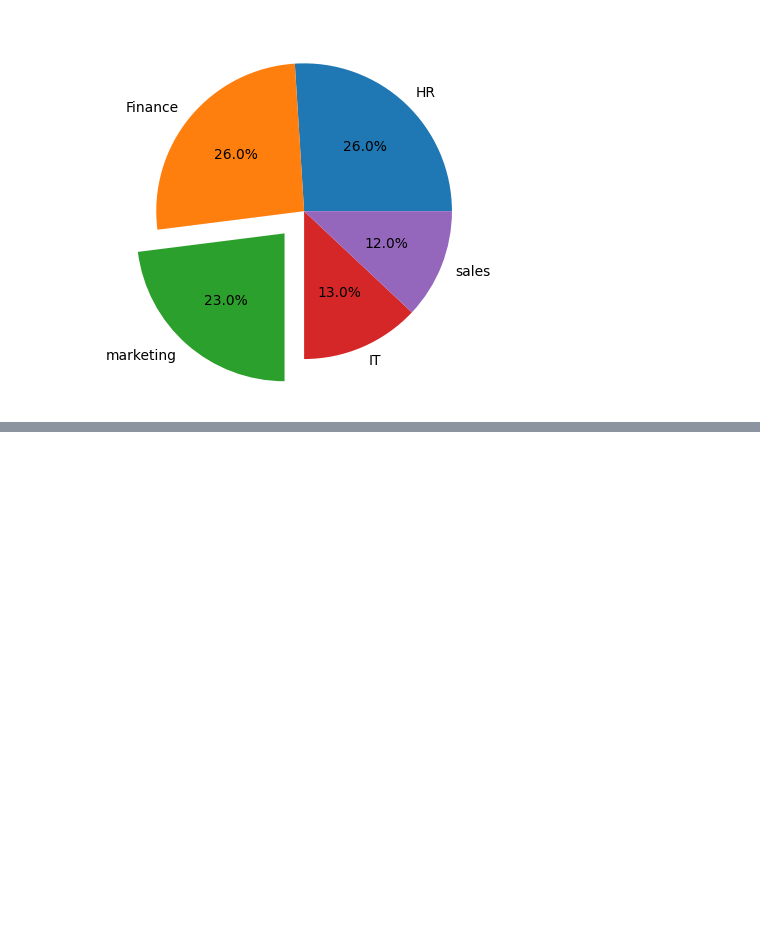
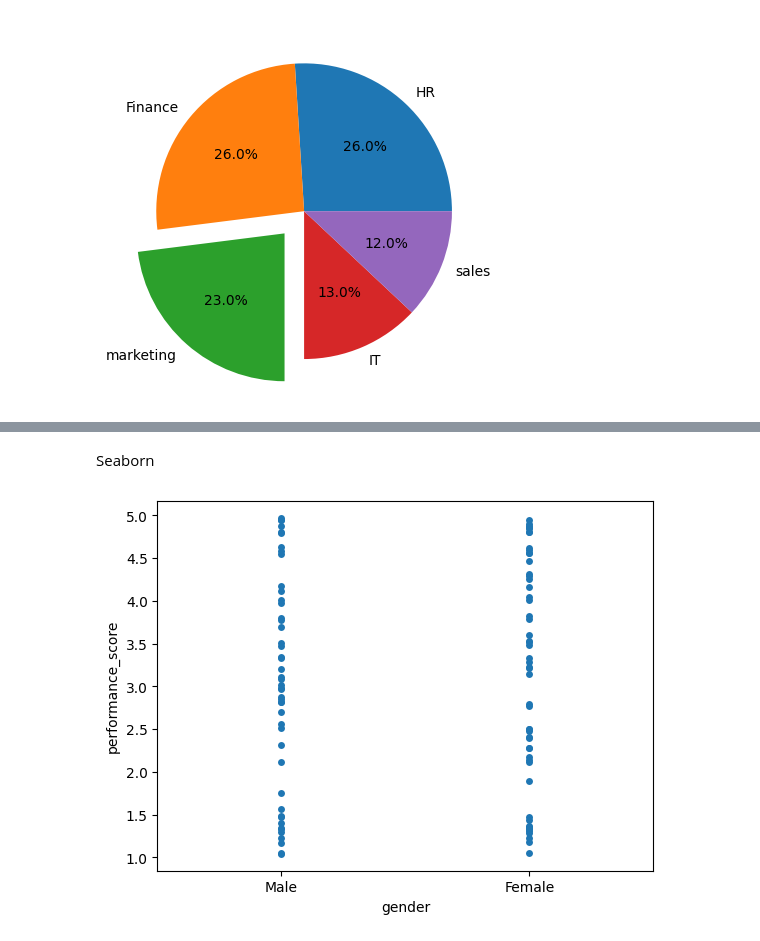
Before and after one commit to rupeshbashyal/Data-analysis, a Jupyter notebook: Matplot/matplot_seaborn.ipynb, the cells around one changed output, grey strips where cells are left out. Cells and saved outputs as stored; diff of their text form; code cells hidden in the pictures; blank space fills up the shorter version.

```diff
--- a/Matplot/matplot_seaborn.ipynb
+++ b/Matplot/matplot_seaborn.ipynb
@@ -156,0 +174,7 @@ ptl.show()
+# %% [markdown]
+Seaborn
+# %%
+sns.stripplot(y=data['performance_score'], x=data['gender'])
+ptl.show()
+# %% [output]
+[figure, added]
```
Also changed, not shown: parts of 7 cells of this notebook.
